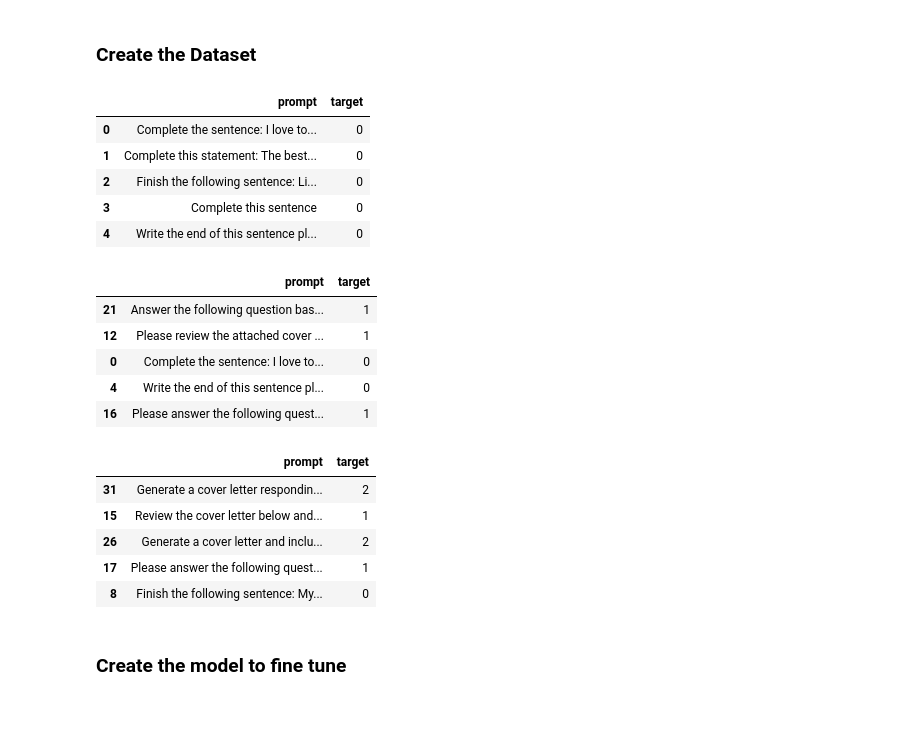
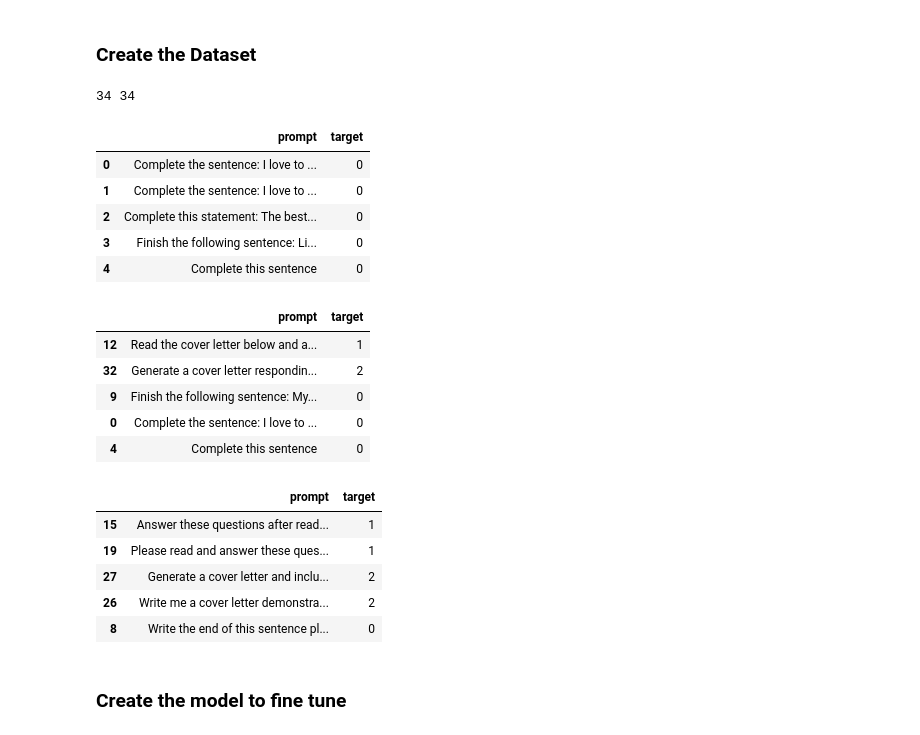
Before and after one commit to michaelmoschitto/CoverLetterGPT, a Jupyter notebook: src/models/CompleteSentence.ipynb, the cells around one changed output. Saved outputs shown, nothing was run; the diff lists cells and outputs as text; code cells hidden in the pictures.

```diff
--- a/src/models/CompleteSentence.ipynb
+++ b/src/models/CompleteSentence.ipynb
@@ -107,39 +107,43 @@ data = {
         "Read cover letter and answer questions",
         "Read cover letter and answer questions",
         "Read cover letter and answer questions",
         "Read cover letter and answer questions",
         "Read cover letter and answer questions",
         "Read cover letter and answer questions",
         "Read cover letter and answer questions",
         "Read cover letter and answer questions",
 
 
         "Generate a cover letter with constraints",
         "Generate a cover letter with constraints",
         "Generate a cover letter with constraints",
         "Generate a cover letter with constraints",
         "Generate a cover letter with constraints",
         "Generate a cover letter with constraints",
         "Generate a cover letter with constraints",
         "Generate a cover letter with constraints",
         "Generate a cover letter with constraints",
         "Generate a cover letter with constraints",
         "Generate a cover letter with constraints",
+        "Generate a cover letter with constraints",
 
     ]
 }
 
+print(len(data["prompt"]), len(data["target"]))
 train_data = pd.DataFrame(data)
 train_data["target"] = train_data["target"].apply(lambda x: CAT_TO_NUM[x])
 train_data.head(5)
 # %% [output]
+34 34
 |  | prompt | target |
-| 0 | Complete the sentence: I love to... | 0 |
-| 1 | Complete this statement: The best... | 0 |
-| 2 | Finish the following sentence: Li... | 0 |
-| 3 | Complete this sentence | 0 |
-| 4 | Write the end of this sentence pl... | 0 |
+| 0 | Complete the sentence: I love to ... | 0 |
+| 1 | Complete the sentence: I love to ... | 0 |
+| 2 | Complete this statement: The best... | 0 |
+| 3 | Finish the following sentence: Li... | 0 |
+| 4 | Complete this sentence | 0 |
 # %%
+
 import numpy as np
 from sklearn.model_selection import train_test_split
 
@@ -150,17 +154,17 @@ display(df_train.head())
 display(df_test.head())
 # %% [output]
 |  | prompt | target |
-| 21 | Answer the following question bas... | 1 |
-| 12 | Please review the attached cover ... | 1 |
-| 0 | Complete the sentence: I love to... | 0 |
-| 4 | Write the end of this sentence pl... | 0 |
-| 16 | Please answer the following quest... | 1 |
+| 12 | Read the cover letter below and a... | 1 |
+| 32 | Generate a cover letter respondin... | 2 |
+| 9 | Finish the following sentence: My... | 0 |
+| 0 | Complete the sentence: I love to ... | 0 |
+| 4 | Complete this sentence | 0 |
 |  | prompt | target |
-| 31 | Generate a cover letter respondin... | 2 |
-| 15 | Review the cover letter below and... | 1 |
-| 26 | Generate a cover letter and inclu... | 2 |
-| 17 | Please answer the following quest... | 1 |
-| 8 | Finish the following sentence: My... | 0 |
+| 15 | Answer these questions after read... | 1 |
+| 19 | Please read and answer these ques... | 1 |
+| 27 | Generate a cover letter and inclu... | 2 |
+| 26 | Write me a cover letter demonstra... | 2 |
+| 8 | Write the end of this sentence pl... | 0 |
 # %% [markdown]
 ### Create the model to fine tune
 # %%
```
Also changed, not shown: parts of 6 cells of this notebook.
